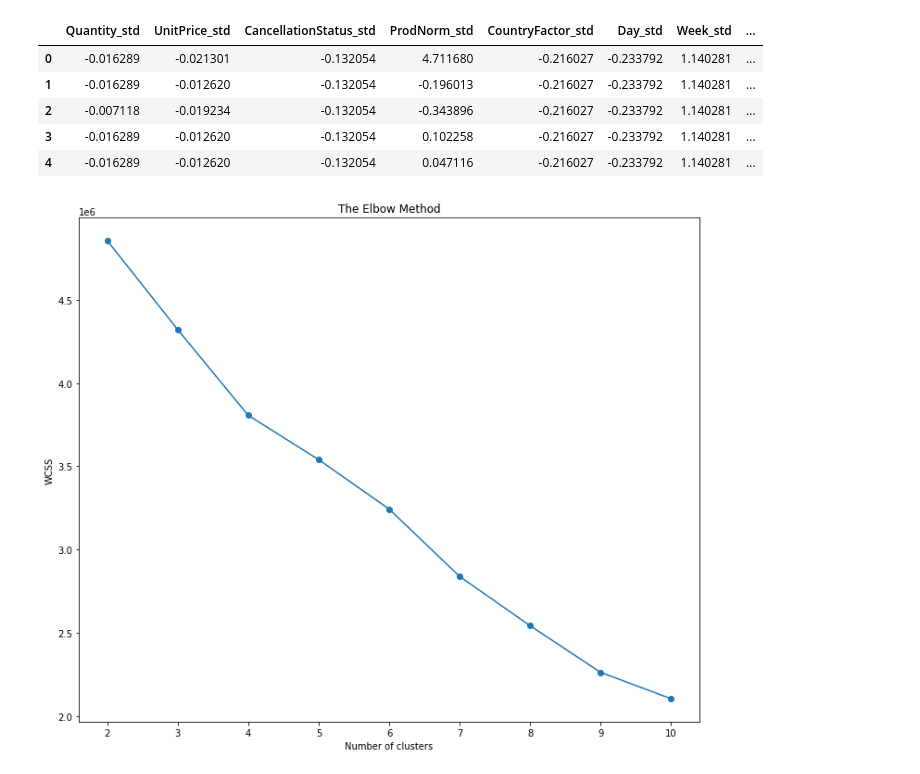
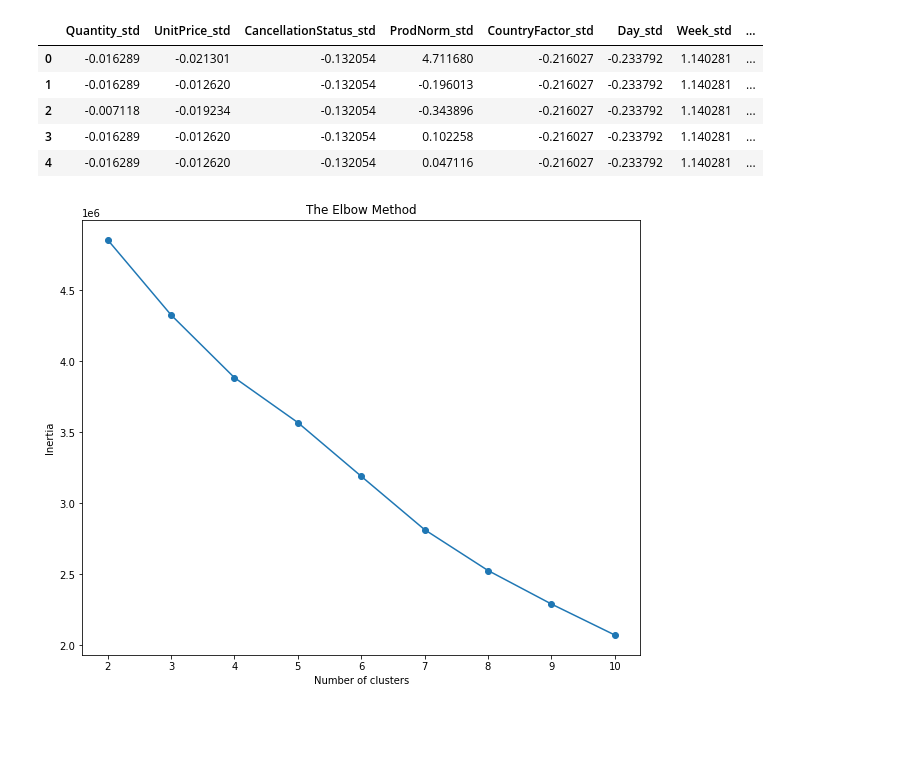
Before and after one commit to debhere/Retail-Customer-Clustering, a Jupyter notebook: Clustering Retail Customers.ipynb, the cells around one changed output. Cells and saved outputs as stored; diff of their text form; code cells hidden in the pictures; blank space fills up the shorter version.

```diff
--- a/Clustering Retail Customers.ipynb
+++ b/Clustering Retail Customers.ipynb
@@ -341,18 +342,20 @@ from sklearn.cluster import KMeans
+# %%
+kmax = 10
+clusters = list(range(2, kmax+1))
 # %%
-#Decide on number of clusters
+#Decide on number of clusters - Elbow Method
 
-plt.figure(figsize=(12,10))
-kmax = 10
-wcss = []
-for k in range(2, kmax+1):
+plt.figure(figsize=(10,8))
+inertia = []
+for k in clusters:
     kmeans = KMeans(n_clusters=k).fit(retail_scaled)
-    wcss.append(kmeans.inertia_)
+    inertia.append(kmeans.inertia_)
 
-plt.plot(range(2, kmax+1), wcss, 'o-')
+plt.plot(clusters, inertia, 'o-')
 plt.title('The Elbow Method')
 plt.xlabel('Number of clusters')
-plt.ylabel('WCSS')
+plt.ylabel('Inertia')
 plt.show()
 # %% [output]
-[figure, old version]
+[figure, new version]
 # %%
```
Also changed, not shown: parts of 4 cells of this notebook.
